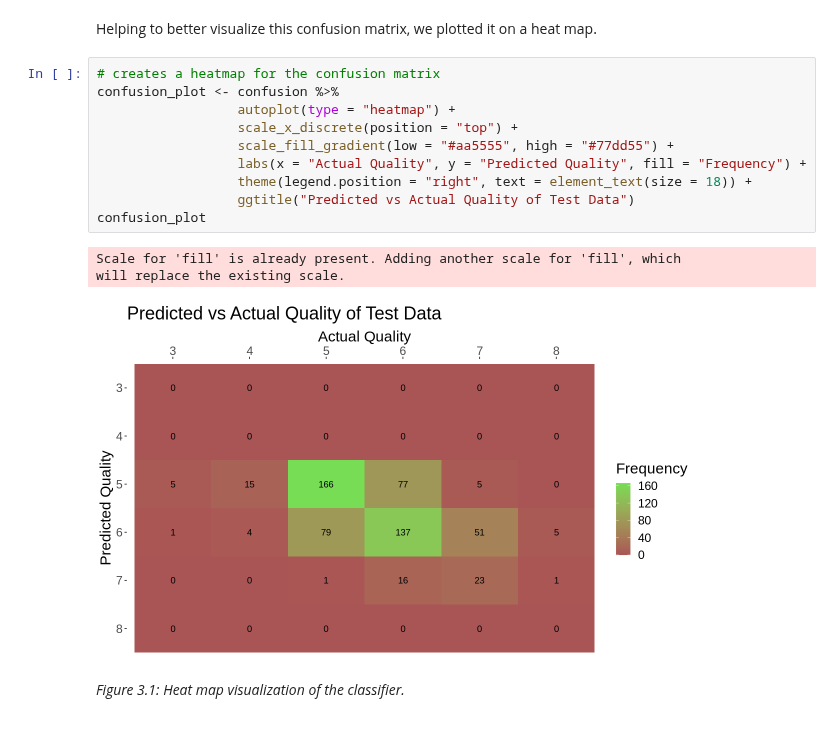
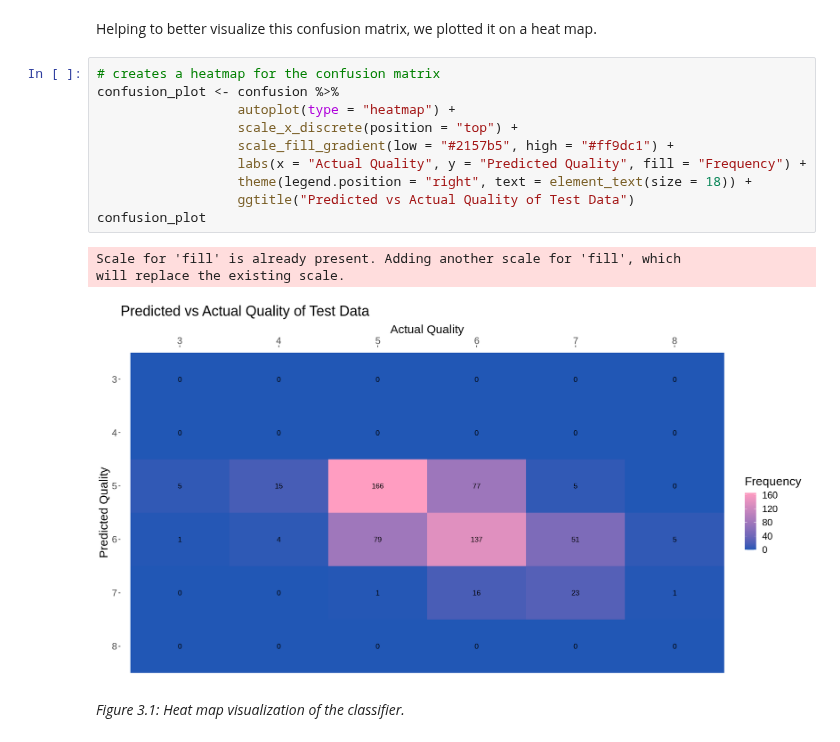
Before and after one commit to jon-chow/DSCI100-WineQualityAnalysis, a Jupyter notebook: FinalReport.ipynb, the cells around one changed output. Saved outputs shown, nothing was run; the diff lists cells and outputs as text.

```diff
--- a/FinalReport.ipynb
+++ b/FinalReport.ipynb
@@ -666,17 +666,17 @@ Helping to better visualize this confusion matrix, we plotted it on a heat map.
 # %%
 # creates a heatmap for the confusion matrix
 confusion_plot <- confusion %>%
                   autoplot(type = "heatmap") +
                   scale_x_discrete(position = "top") +
-                  scale_fill_gradient(low = "#aa5555", high = "#77dd55") +
+                  scale_fill_gradient(low = "#2157b5", high = "#ff9dc1") +
                   labs(x = "Actual Quality", y = "Predicted Quality", fill = "Frequency") +
                   theme(legend.position = "right", text = element_text(size = 18)) +
                   ggtitle("Predicted vs Actual Quality of Test Data")
 confusion_plot
 # %% [output]
 Scale for 'fill' is already present. Adding another scale for 'fill', which
 will replace the existing scale.
-[figure, old version]
+[figure, new version]
 # %% [markdown]
 *Figure 3.1: Heat map visualization of the classifier.*
 # %% [markdown]
```
Also changed, not shown: parts of 1 cell of this notebook.
